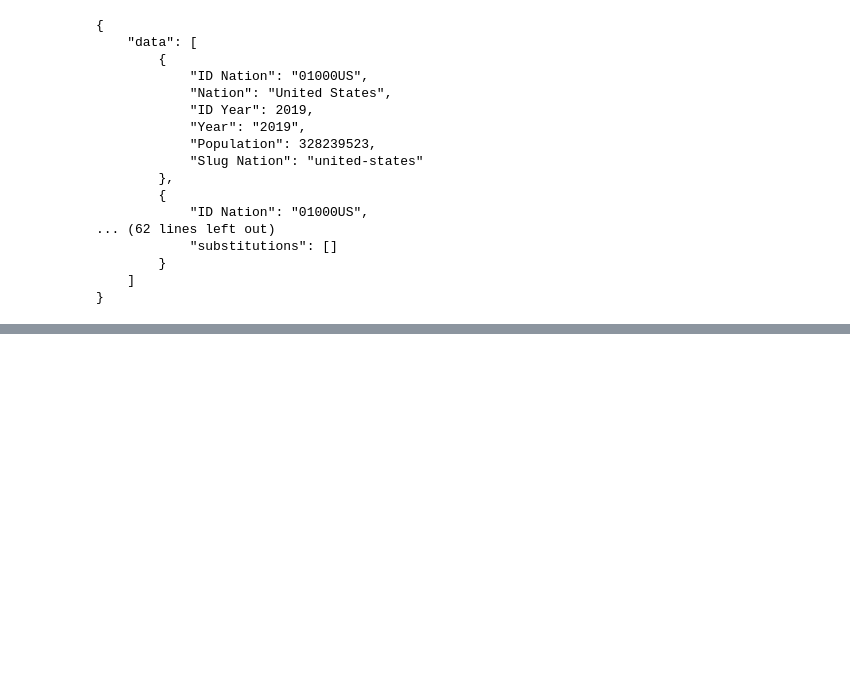
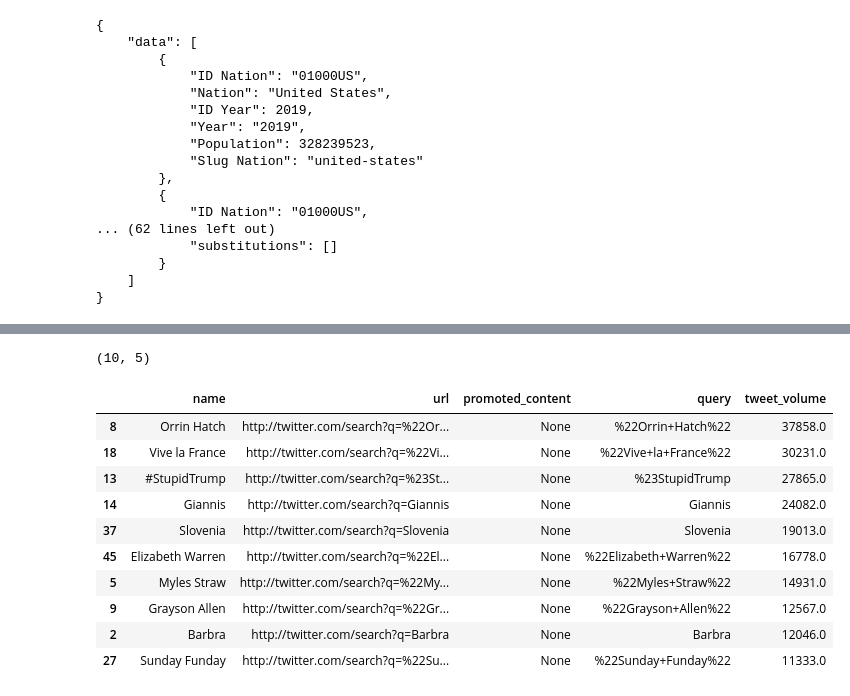
Before and after one commit to Moha-Barik/API_requests, a Jupyter notebook: bitcoin_API_scraping.ipynb, the cells around one changed output, grey strips where cells are left out. Cells and saved outputs as stored; diff of their text form; code cells hidden in the pictures; blank space fills up the shorter version.

```diff
--- a/bitcoin_API_scraping.ipynb
+++ b/bitcoin_API_scraping.ipynb
@@ -144,0 +288,20 @@ coindesk.to_csv('bitcoin_csv.csv', index=False)
+# %%
+# limit to 50,000
+New_York_trends_df_50 = New_York_trends_df[New_York_trends_df['tweet_volume'] < 50000]\
+.sort_values('tweet_volume', ascending=False )
+
+print(New_York_trends_df_50.shape)
+New_York_trends_df_50
+# %% [output]
+(10, 5)
+|  | name | url | promoted_content | query | tweet_volume |
+| 8 | Orrin Hatch | http://twitter.com/search?q=%22Or... | None | %22Orrin+Hatch%22 | 37858.0 |
+| 18 | Vive la France | http://twitter.com/search?q=%22Vi... | None | %22Vive+la+France%22 | 30231.0 |
+| 13 | #StupidTrump | http://twitter.com/search?q=%23St... | None | %23StupidTrump | 27865.0 |
+| 14 | Giannis | http://twitter.com/search?q=Giannis | None | Giannis | 24082.0 |
+| 37 | Slovenia | http://twitter.com/search?q=Slovenia | None | Slovenia | 19013.0 |
+| 45 | Elizabeth Warren | http://twitter.com/search?q=%22El... | None | %22Elizabeth+Warren%22 | 16778.0 |
+| 5 | Myles Straw | http://twitter.com/search?q=%22My... | None | %22Myles+Straw%22 | 14931.0 |
+| 9 | Grayson Allen | http://twitter.com/search?q=%22Gr... | None | %22Grayson+Allen%22 | 12567.0 |
+| 2 | Barbra | http://twitter.com/search?q=Barbra | None | Barbra | 12046.0 |
+| 27 | Sunday Funday | http://twitter.com/search?q=%22Su... | None | %22Sunday+Funday%22 | 11333.0 |
```
Also changed, not shown: parts of 26 cells of this notebook.
